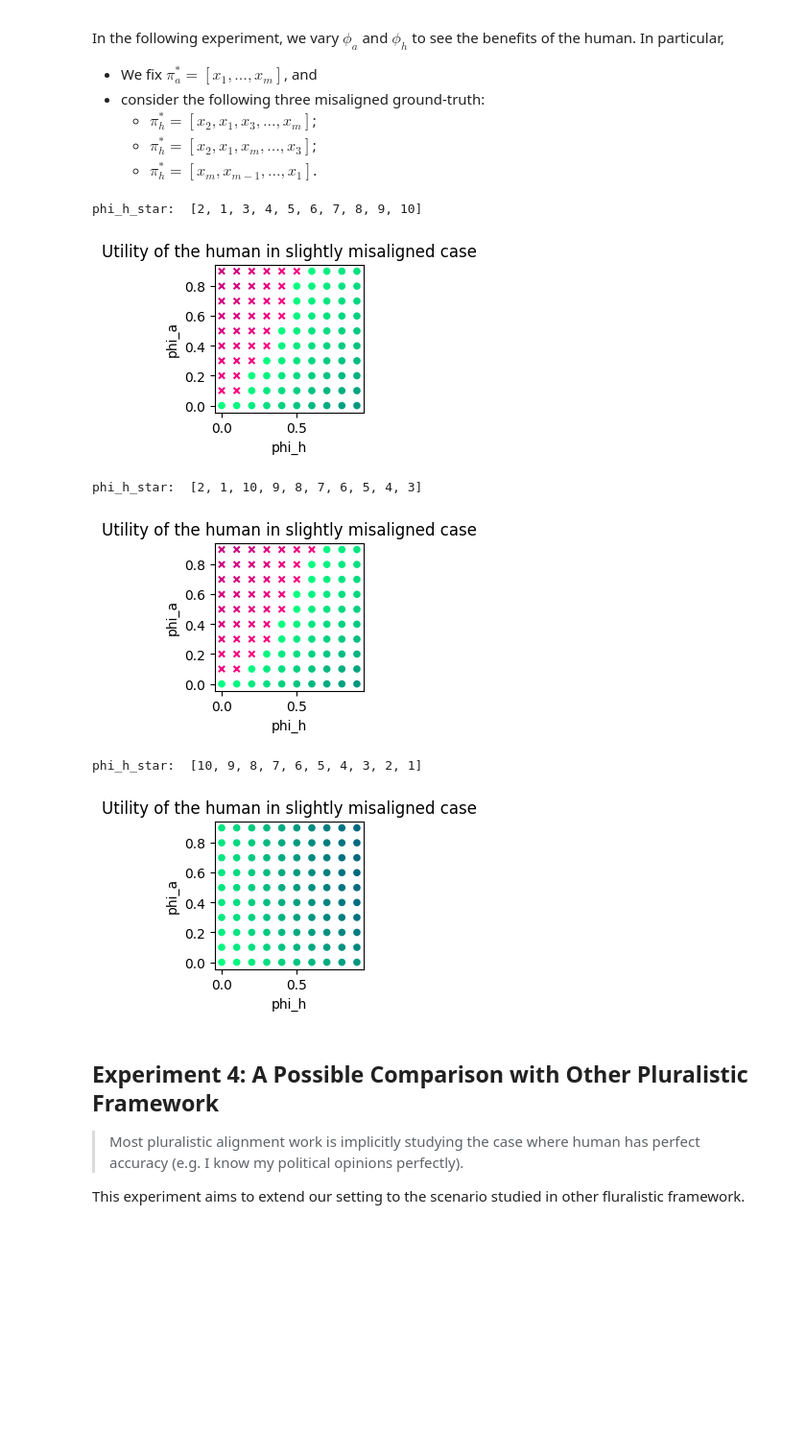
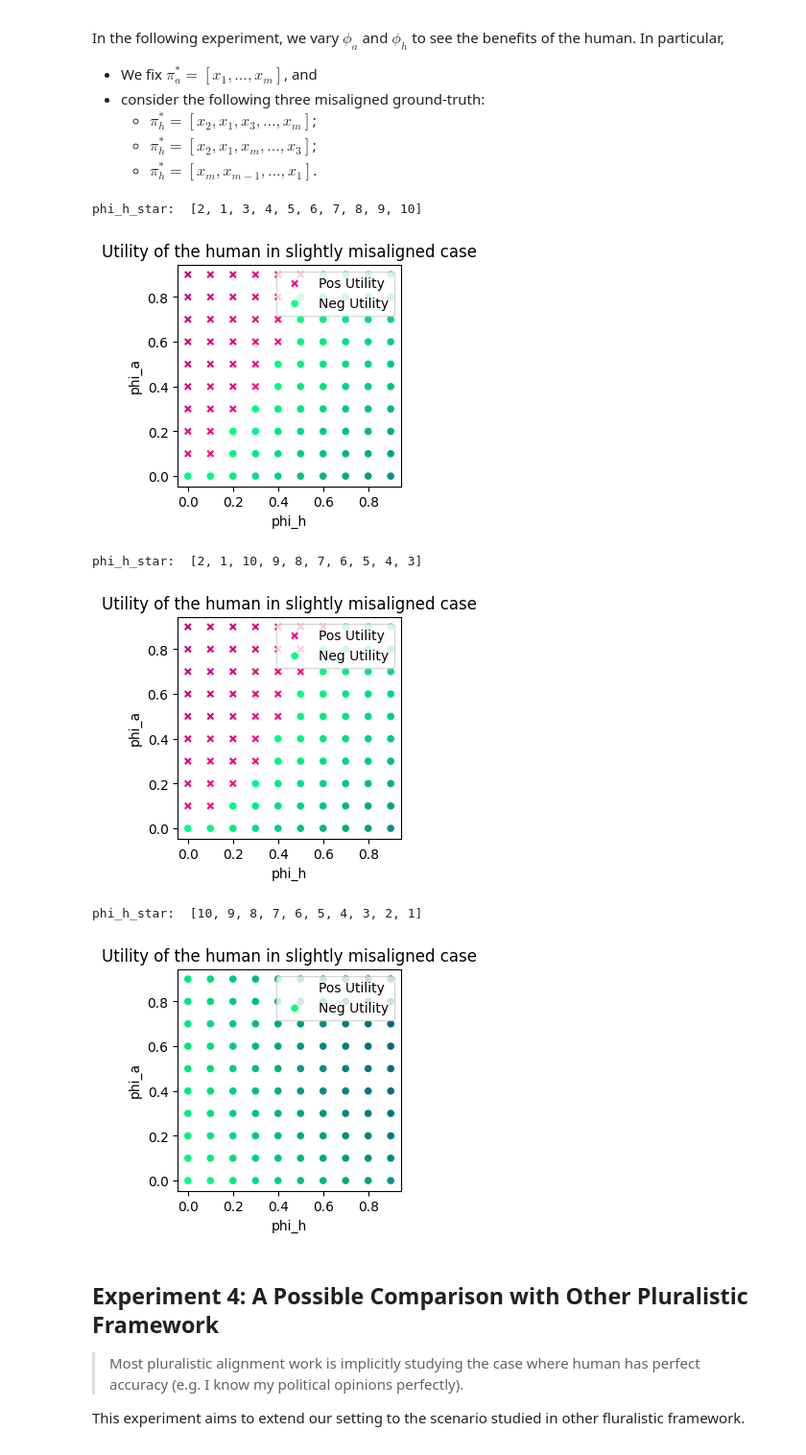
Before and after one commit to sjxer723/Two-List-Problem, a Jupyter notebook: misalignment.ipynb, the cells around one changed output. Shown at 96% size. Cells and saved outputs as stored; diff of their text form; code cells hidden in the pictures; blank space fills up the shorter version.

Commit message:
minor change: add legends for misalignment

```diff
--- a/misalignment.ipynb
+++ b/misalignment.ipynb
@@ -106,42 +110,42 @@ def diff_accurate_misaligned(phi_h_star, k):
 
             utility = joint_system.benefit_of_human_single_best(k)
             intensity = abs(utility)
             color = (1 - intensity , 0, 0.5) if utility > 0 else (0, 1- intensity, 0.5)
 
             if utility > 0:
                 pos_phi_as.append(phi_a)
                 pos_phi_hs.append(phi_h)
                 pos_colors.append(color)
             else:
                 neg_phi_as.append(phi_a)
                 neg_phi_hs.append(phi_h)
                 neg_colors.append(color)
 
-    fig = plt.figure(figsize=(2, 2))
-    plt.scatter(pos_phi_hs, pos_phi_as, c=pos_colors, s=20, marker="x")
-    plt.scatter(neg_phi_hs, neg_phi_as, c=neg_colors, s=20, marker="o")
+    fig = plt.figure(figsize=(3, 3))
+    plt.scatter(pos_phi_hs, pos_phi_as, c=pos_colors, s=20, marker="x", label="Pos Utility")
+    plt.scatter(neg_phi_hs, neg_phi_as, c=neg_colors, s=20, marker="o", label="Neg Utility")
     plt.xlabel("phi_h")
     plt.ylabel("phi_a")
-
+    plt.legend(loc=1)
     plt.title("Utility of the human in slightly misaligned case")
     plt.show()
 
 
 misaligned_pi_h_star1 = [2, 1] + [i for i in range(3, m+1, 1)]
 diff_accurate_misaligned(misaligned_pi_h_star1, 2)
 
 misaligned_pi_h_star2 = [2, 1] + [i for i in range(m, 2, -1)]
 diff_accurate_misaligned(misaligned_pi_h_star2, 2)
 
 misaligned_pi_h_star3 = [i for i in range(m, 0, -1)]
 diff_accurate_misaligned(misaligned_pi_h_star3, 2)
 # %% [output]
 phi_h_star:  [2, 1, 3, 4, 5, 6, 7, 8, 9, 10]
-[figure, old version]
+[figure, new version]
 phi_h_star:  [2, 1, 10, 9, 8, 7, 6, 5, 4, 3]
-[figure, old version]
+[figure, new version]
 phi_h_star:  [10, 9, 8, 7, 6, 5, 4, 3, 2, 1]
-[figure, old version]
+[figure, new version]
 # %% [markdown]
 ## Experiment 4: A Possible Comparison with Other Pluralistic Framework
 
```
Also changed, not shown: parts of 2 cells of this notebook.
